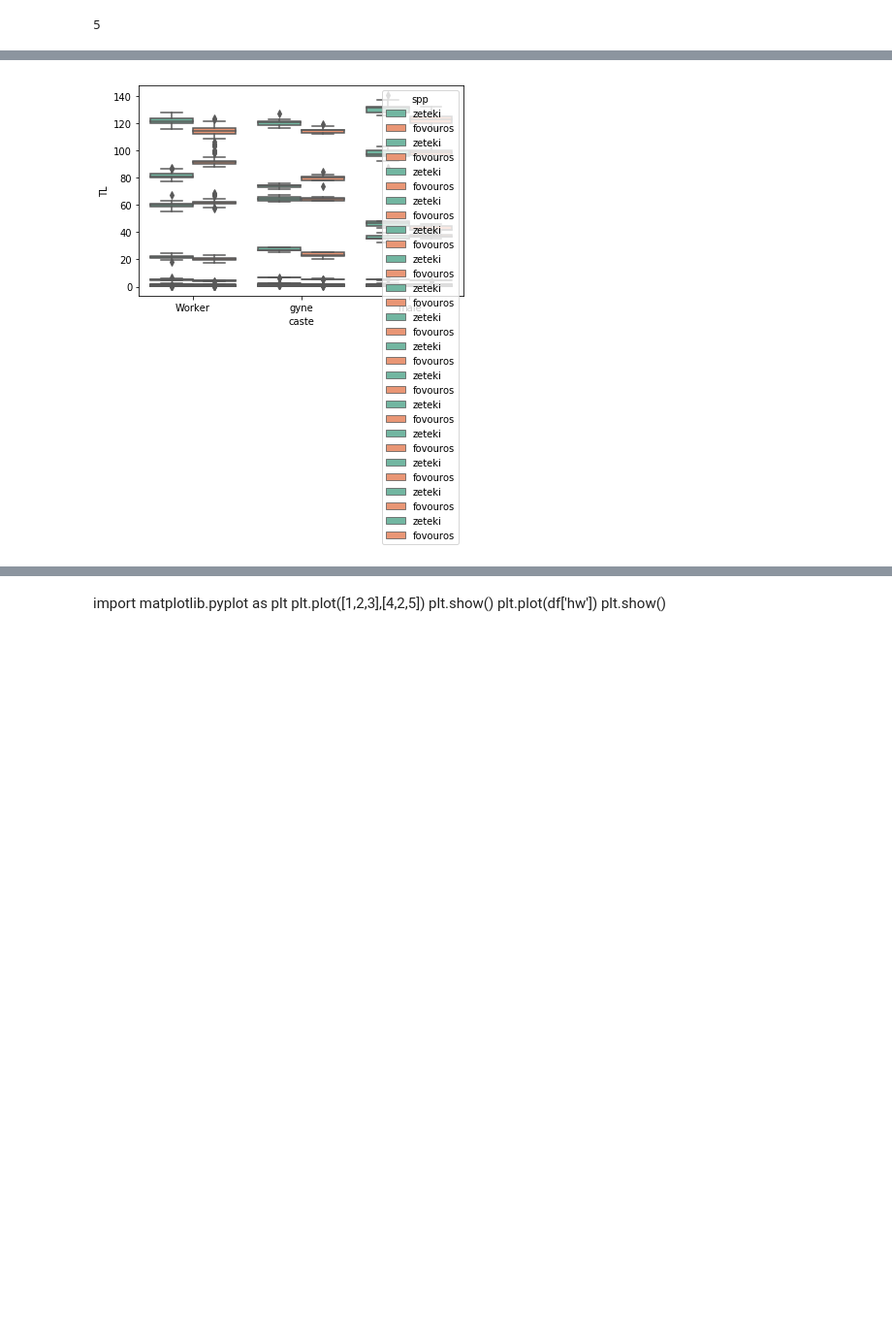
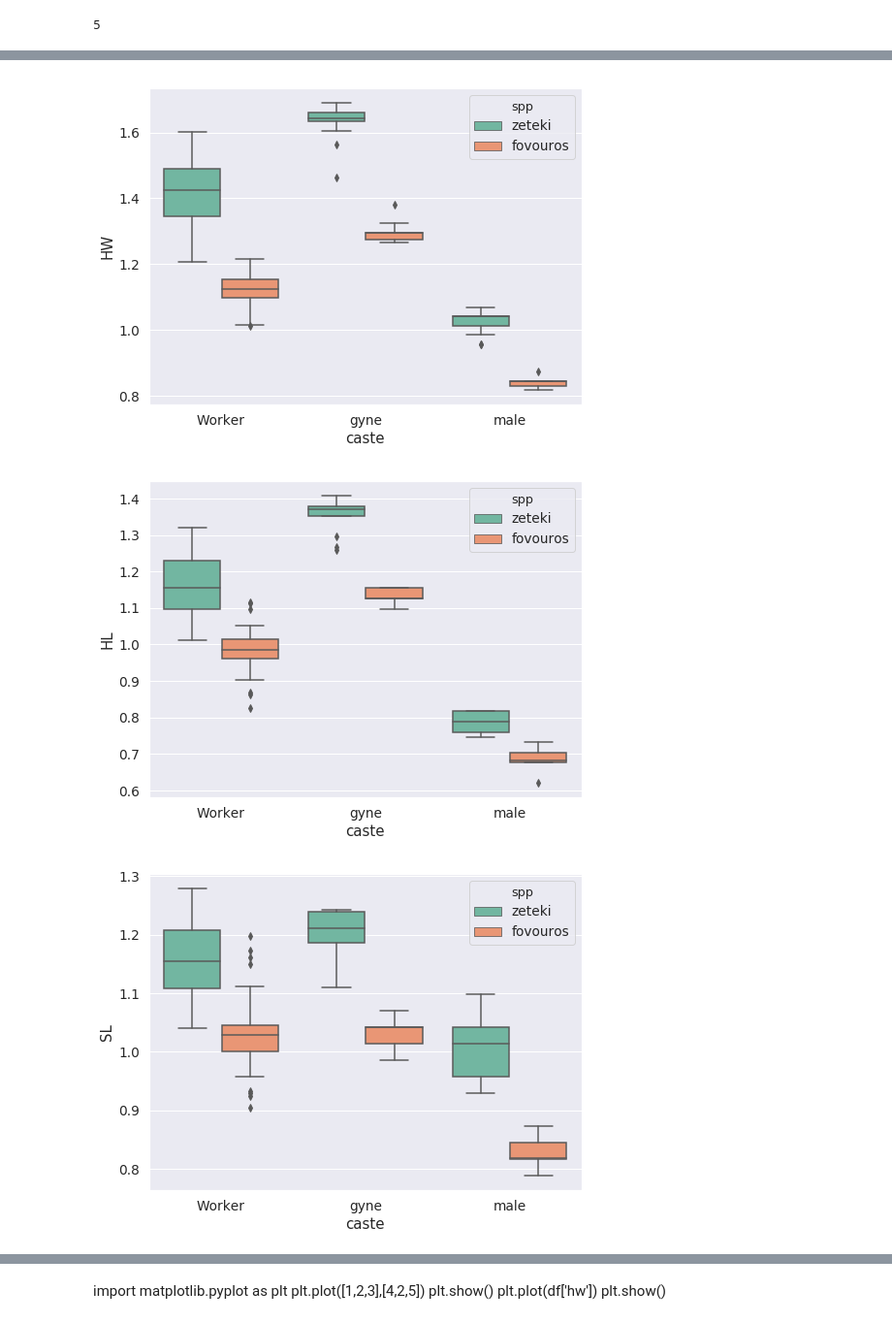
Before and after one commit to crcardenas/playingwithdata, a Jupyter notebook: summarize_morphometric_data.ipynb, the cells around one changed output, grey strips where cells are left out. Shown: that part at 97% size. Saved outputs shown, nothing was run; the diff lists cells and outputs as text; code cells hidden in the pictures; blank space fills up the shorter version.

```diff
--- a/summarize_morphometric_data.ipynb
+++ b/summarize_morphometric_data.ipynb
@@ -368,8 +369,12 @@ ax = sns.boxplot(x="caste",y="HW",hue="spp",data=df,palette="Set2")
 # %%
 list = ['HW', 'HL', 'SL', 'EL', 'FL',
         'PL', 'ML', 'PPL', 'GL', 'CI',
         'EI', 'SI', 'FLI', 'WL', 'TL']
 for v in list:
+    plt.figure(figsize=(8, 6))
+    sns.set(font_scale = 1.25)
     sns.boxplot(x="caste",y=v ,hue="spp",data=df,palette="Set2")
 # %% [output]
-[figure, old version]
+[figure, new version]
+[figure, added]
+[figure, added]
```
Also changed, not shown: parts of 3 cells of this notebook.
